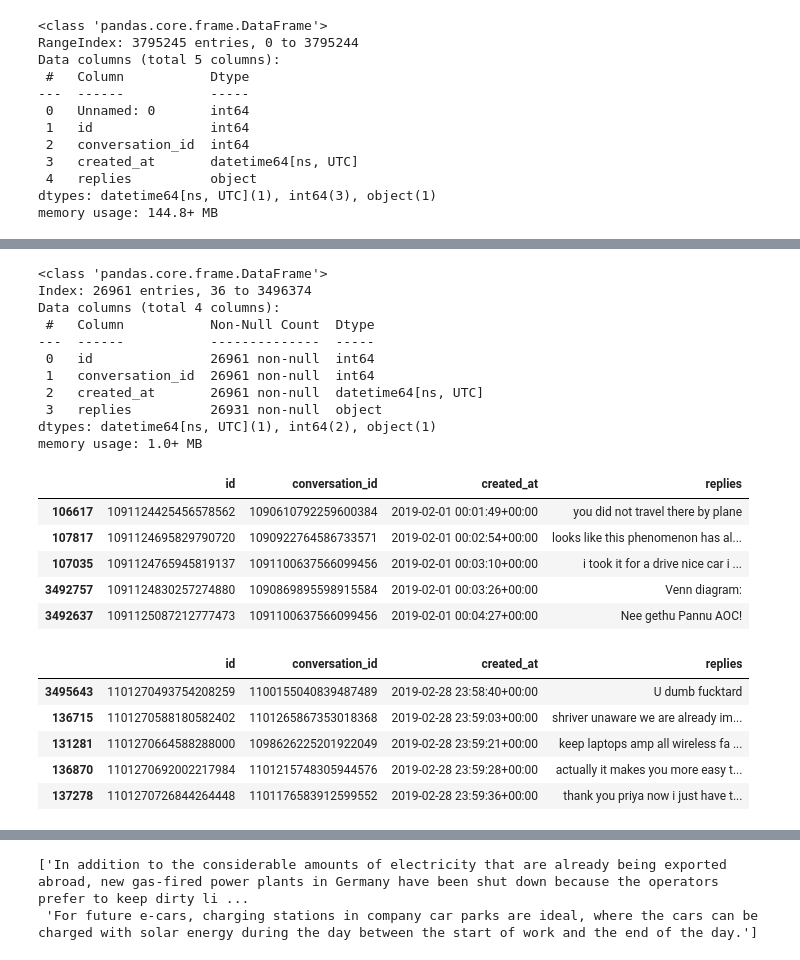
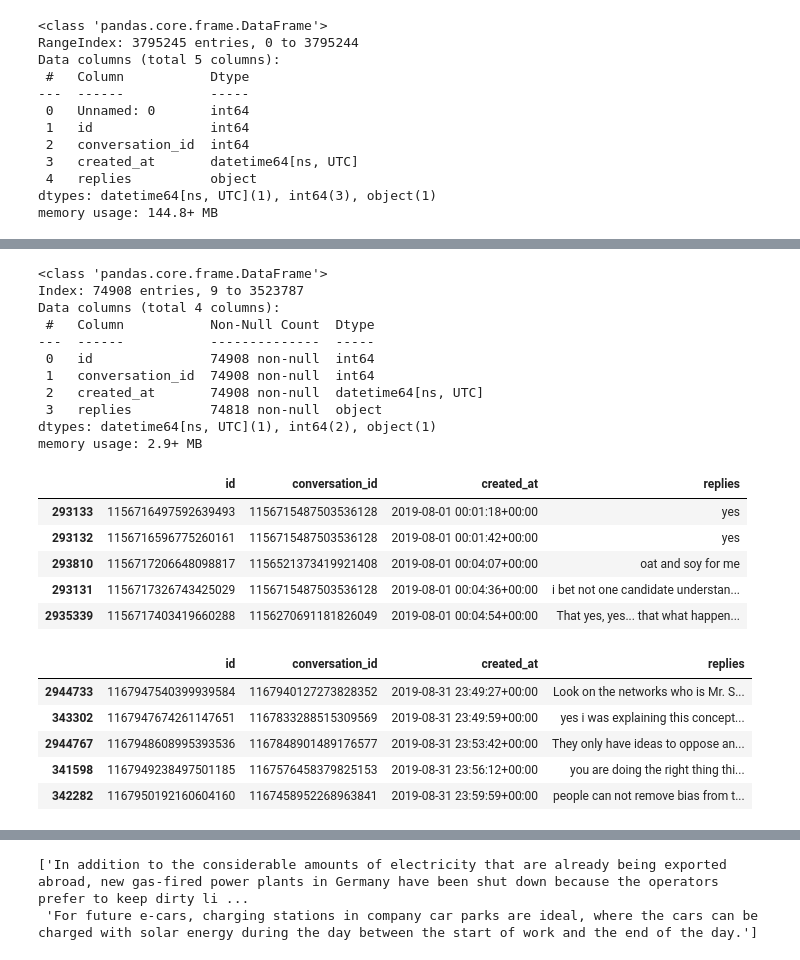
Before and after one commit to tyagiprnv/masterthesis, a Jupyter notebook: src/notebooks/data_preprocessing.ipynb, the cells around one changed output, grey strips where cells are left out. Drawn from its saved outputs; the diff is of its cells as text; code cells hidden in the pictures.

```diff
--- a/src/notebooks/data_preprocessing.ipynb
+++ b/src/notebooks/data_preprocessing.ipynb
@@ -43,41 +50,41 @@ replies.head()
 | 3 | 4 | 1120260145362214912 | 1120240313484959744 | 2019-04-22 09:36:46+00:00 | who is going to believe this orga... |
 | 4 | 5 | 1120258615678525440 | 1120240313484959744 | 2019-04-22 09:30:42+00:00 | and i did give both amnety and hw... |
 # %%
-replies_feb_2019 = replies[(replies['created_at'].dt.month == 2) & (replies['created_at'].dt.year == 2019)].copy()
+replies_aug_2019 = replies[(replies['created_at'].dt.month == 8) & (replies['created_at'].dt.year == 2019)].copy()
 # %%
-replies_feb_2019.drop(columns='Unnamed: 0', inplace=True)
+replies_aug_2019.drop(columns='Unnamed: 0', inplace=True)
 # %%
-replies_feb_2019.info()
+replies_aug_2019.info()
 # %% [output]
 <class 'pandas.core.frame.DataFrame'>
-Index: 26961 entries, 36 to 3496374
+Index: 74908 entries, 9 to 3523787
 Data columns (total 4 columns):
  #   Column           Non-Null Count  Dtype
 ---  ------           --------------  -----
- 0   id               26961 non-null  int64
- 1   conversation_id  26961 non-null  int64
- 2   created_at       26961 non-null  datetime64[ns, UTC]
- 3   replies          26931 non-null  object
+ 0   id               74908 non-null  int64
+ 1   conversation_id  74908 non-null  int64
+ 2   created_at       74908 non-null  datetime64[ns, UTC]
+ 3   replies          74818 non-null  object
 dtypes: datetime64[ns, UTC](1), int64(2), object(1)
-memory usage: 1.0+ MB
+memory usage: 2.9+ MB
 # %%
-replies_feb_2019.sort_values(by='created_at', ascending=True, inplace=True)
+replies_aug_2019.sort_values(by='created_at', ascending=True, inplace=True)
 # %%
-replies_feb_2019.head()
+replies_aug_2019.head()
 # %% [output]
 |  | id | conversation_id | created_at | replies |
-| 106617 | 1091124425456578562 | 1090610792259600384 | 2019-02-01 00:01:49+00:00 | you did not travel there by plane |
-| 107817 | 1091124695829790720 | 1090922764586733571 | 2019-02-01 00:02:54+00:00 | looks like this phenomenon has al... |
-| 107035 | 1091124765945819137 | 1091100637566099456 | 2019-02-01 00:03:10+00:00 | i took it for a drive nice car i ... |
-| 3492757 | 1091124830257274880 | 1090869895598915584 | 2019-02-01 00:03:26+00:00 | Venn diagram: |
-| 3492637 | 1091125087212777473 | 1091100637566099456 | 2019-02-01 00:04:27+00:00 | Nee gethu Pannu AOC! |
+| 293133 | 1156716497592639493 | 1156715487503536128 | 2019-08-01 00:01:18+00:00 | yes |
+| 293132 | 1156716596775260161 | 1156715487503536128 | 2019-08-01 00:01:42+00:00 | yes |
+| 293810 | 1156717206648098817 | 1156521373419921408 | 2019-08-01 00:04:07+00:00 | oat and soy for me |
+| 293131 | 1156717326743425029 | 1156715487503536128 | 2019-08-01 00:04:36+00:00 | i bet not one candidate understan... |
+| 2935339 | 1156717403419660288 | 1156270691181826049 | 2019-08-01 00:04:54+00:00 | That yes, yes... that what happen... |
 # %%
-replies_feb_2019.tail()
+replies_aug_2019.tail()
 # %% [output]
 |  | id | conversation_id | created_at | replies |
-| 3495643 | 1101270493754208259 | 1100155040839487489 | 2019-02-28 23:58:40+00:00 | U dumb fucktard |
-| 136715 | 1101270588180582402 | 1101265867353018368 | 2019-02-28 23:59:03+00:00 | shriver unaware we are already im... |
-| 131281 | 1101270664588288000 | 1098626225201922049 | 2019-02-28 23:59:21+00:00 | keep laptops amp all wireless fa ... |
-| 136870 | 1101270692002217984 | 1101215748305944576 | 2019-02-28 23:59:28+00:00 | actually it makes you more easy t... |
-| 137278 | 1101270726844264448 | 1101176583912599552 | 2019-02-28 23:59:36+00:00 | thank you priya now i just have t... |
+| 2944733 | 1167947540399939584 | 1167940127273828352 | 2019-08-31 23:49:27+00:00 | Look on the networks who is Mr. S... |
+| 343302 | 1167947674261147651 | 1167833288515309569 | 2019-08-31 23:49:59+00:00 | yes i was explaining this concept... |
+| 2944767 | 1167948608995393536 | 1167848901489176577 | 2019-08-31 23:53:42+00:00 | They only have ideas to oppose an... |
+| 341598 | 1167949238497501185 | 1167576458379825153 | 2019-08-31 23:56:12+00:00 | you are doing the right thing thi... |
+| 342282 | 1167950192160604160 | 1167458952268963841 | 2019-08-31 23:59:59+00:00 | people can not remove bias from t... |
 # %%
```
Also changed, not shown: parts of 35 cells of this notebook.
